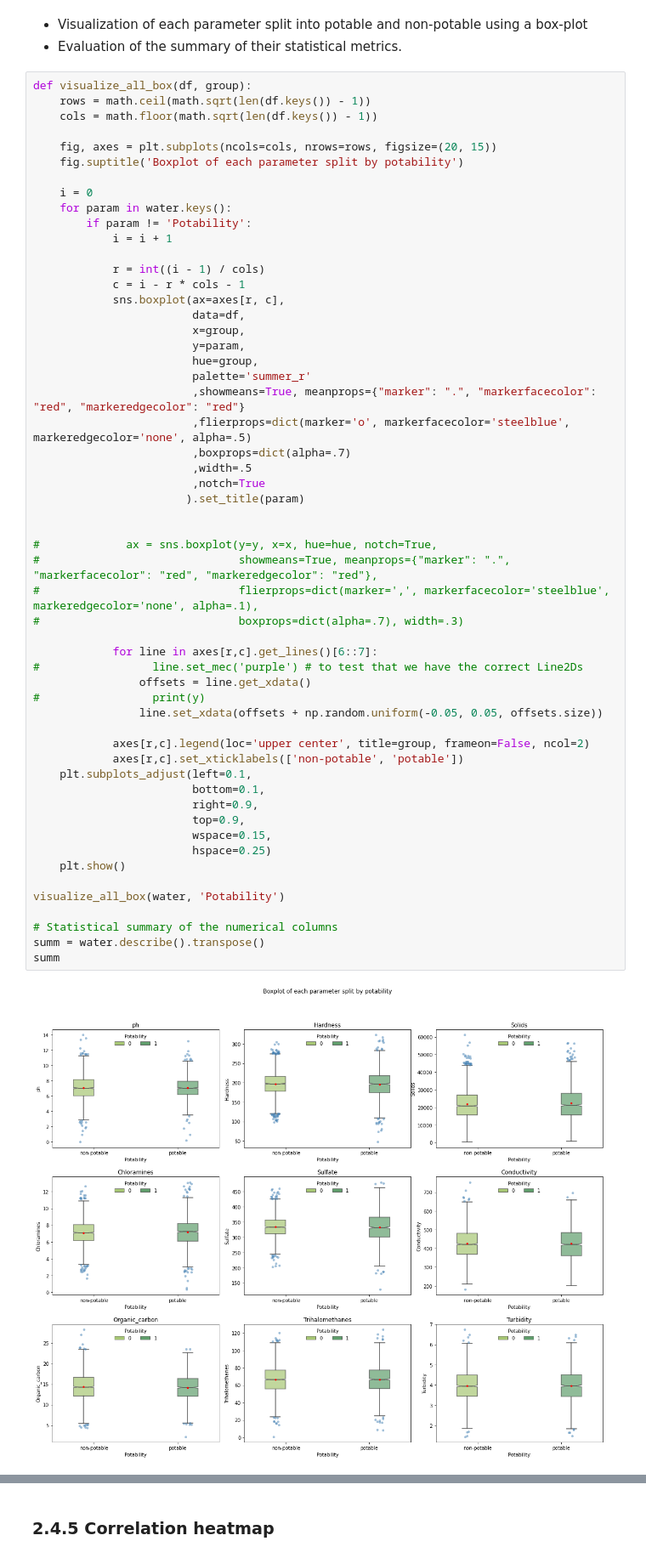
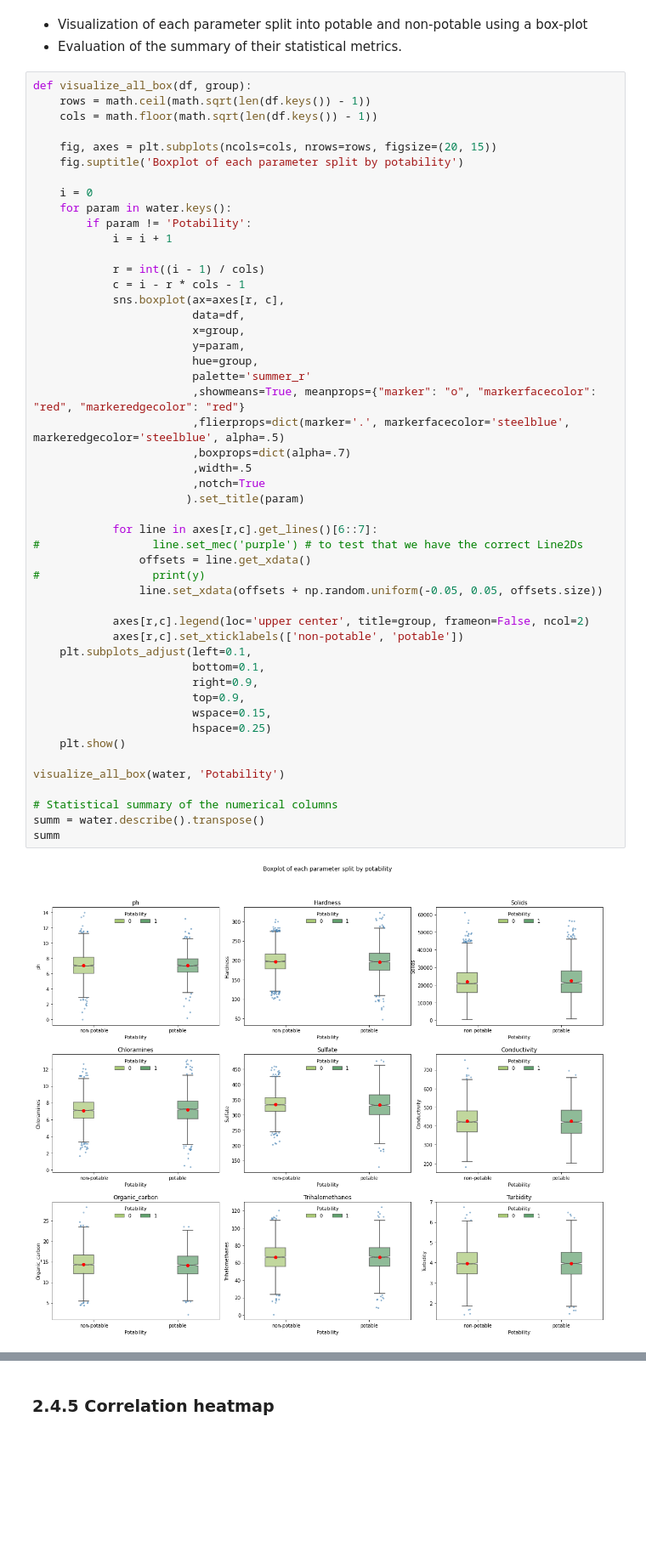
Before and after one commit to MarceloAlvesPereira/To-drink-or-not-to-drink, a Jupyter notebook: Dirty water.ipynb, the cells around one changed output, grey strips where cells are left out. Shown at 85% size. Saved outputs shown, nothing was run; the diff lists cells and outputs as text; blank space fills up the shorter version.

```diff
--- a/Dirty water.ipynb
+++ b/Dirty water.ipynb
@@ -510,42 +511,36 @@ def visualize_all_box(df, group):
                         y=param,
                         hue=group,
                         palette='summer_r'
-                        ,showmeans=True, meanprops={"marker": ".", "markerfacecolor": "red", "markeredgecolor": "red"}
-                        ,flierprops=dict(marker='o', markerfacecolor='steelblue', markeredgecolor='none', alpha=.5)
+                        ,showmeans=True, meanprops={"marker": "o", "markerfacecolor": "red", "markeredgecolor": "red"}
+                        ,flierprops=dict(marker='.', markerfacecolor='steelblue', markeredgecolor='steelblue', alpha=.5)
                         ,boxprops=dict(alpha=.7)
                         ,width=.5
                         ,notch=True
                        ).set_title(param)
-
-
-#             ax = sns.boxplot(y=y, x=x, hue=hue, notch=True,
-#                              showmeans=True, meanprops={"marker": ".", "markerfacecolor": "red", "markeredgecolor": "red"},
-#                              flierprops=dict(marker=',', markerfacecolor='steelblue', markeredgecolor='none', alpha=.1),
-#                              boxprops=dict(alpha=.7), width=.3)
 
             for line in axes[r,c].get_lines()[6::7]:
 #                 line.set_mec('purple') # to test that we have the correct Line2Ds
                 offsets = line.get_xdata()
 #                 print(y)
                 line.set_xdata(offsets + np.random.uniform(-0.05, 0.05, offsets.size))
 
             axes[r,c].legend(loc='upper center', title=group, frameon=False, ncol=2)
             axes[r,c].set_xticklabels(['non-potable', 'potable'])
     plt.subplots_adjust(left=0.1,
                         bottom=0.1,
                         right=0.9,
                         top=0.9,
                         wspace=0.15,
                         hspace=0.25)
     plt.show()
 
 visualize_all_box(water, 'Potability')
 
 # Statistical summary of the numerical columns
 summ = water.describe().transpose()
 summ
 # %% [output]
-[figure, old version]
+[figure, new version]
 |  | count | mean | std | min | 25% | 50% | 75% | max |
 | ph | 2785.00 | 7.08 | 1.59 | 0.00 | 6.09 | 7.04 | 8.06 | 14.00 |
 | Hardness | 3276.00 | 196.37 | 32.88 | 47.43 | 176.85 | 196.97 | 216.67 | 323.12 |
```
Also changed, not shown: parts of 26 cells of this notebook.
